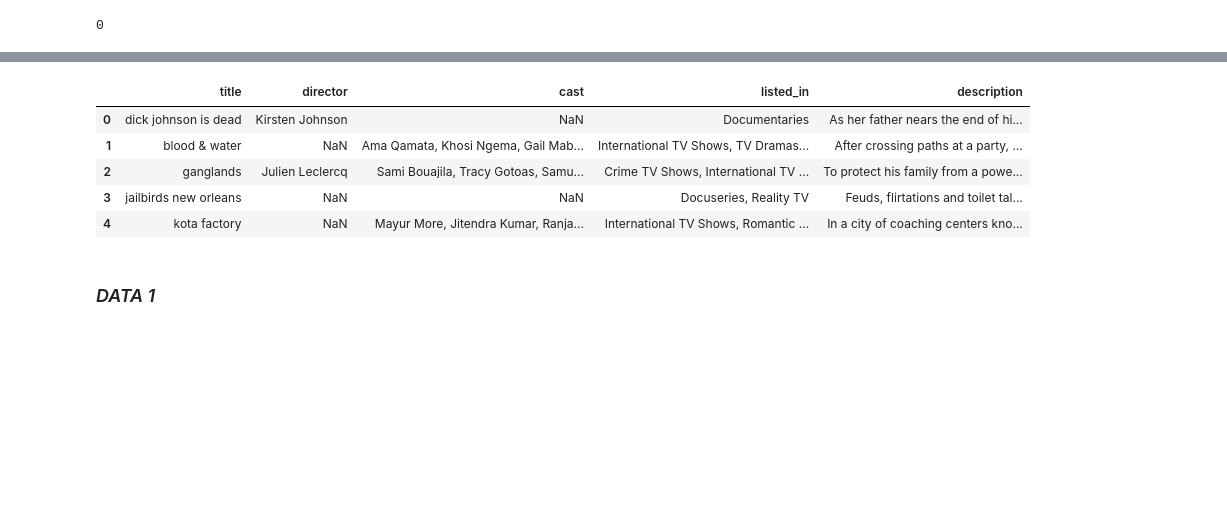
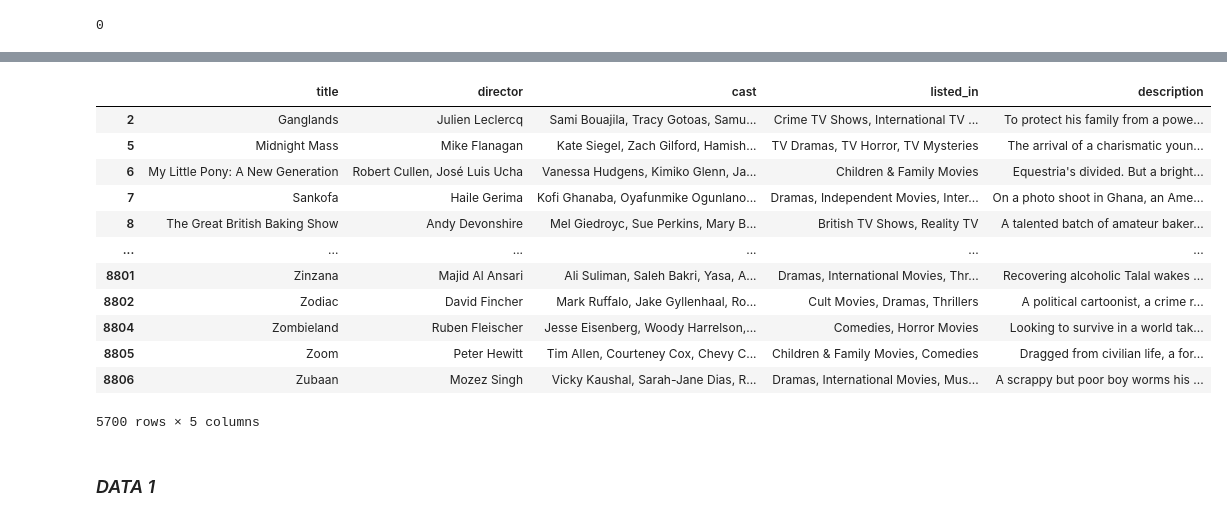
Before and after one commit to NityaVerma19/Movie-recommendation, a Jupyter notebook: merged_datasets.ipynb, the cells around one changed output, grey strips where cells are left out. Cells and saved outputs as stored; diff of their text form; code cells hidden in the pictures; blank space fills up the shorter version.

```diff
--- a/merged_datasets.ipynb
+++ b/merged_datasets.ipynb
@@ -204,14 +233,21 @@ net.head(2)
 # %%
 net.drop(columns = ['show_id','type', 'country', 'date_added', 'release_year','duration' ,'rating'], inplace = True)
-# %%
-net.head()
-# %% [output]
-|  | title | director | cast | listed_in | description |
-| 0 | dick johnson is dead | Kirsten Johnson | NaN | Documentaries | As her father nears the end of hi... |
-| 1 | blood & water | NaN | Ama Qamata, Khosi Ngema, Gail Mab... | International TV Shows, TV Dramas... | After crossing paths at a party, ... |
-| 2 | ganglands | Julien Leclercq | Sami Bouajila, Tracy Gotoas, Samu... | Crime TV Shows, International TV ... | To protect his family from a powe... |
-| 3 | jailbirds new orleans | NaN | NaN | Docuseries, Reality TV | Feuds, flirtations and toilet tal... |
-| 4 | kota factory | NaN | Mayur More, Jitendra Kumar, Ranja... | International TV Shows, Romantic ... | In a city of coaching centers kno... |
+# %%
+net[(net['director'].isnull() == False) & (net['cast'].isnull()== False)]
+# %% [output]
+|  | title | director | cast | listed_in | description |
+| 2 | Ganglands | Julien Leclercq | Sami Bouajila, Tracy Gotoas, Samu... | Crime TV Shows, International TV ... | To protect his family from a powe... |
+| 5 | Midnight Mass | Mike Flanagan | Kate Siegel, Zach Gilford, Hamish... | TV Dramas, TV Horror, TV Mysteries | The arrival of a charismatic youn... |
+| 6 | My Little Pony: A New Generation | Robert Cullen, José Luis Ucha | Vanessa Hudgens, Kimiko Glenn, Ja... | Children & Family Movies | Equestria's divided. But a bright... |
+| 7 | Sankofa | Haile Gerima | Kofi Ghanaba, Oyafunmike Ogunlano... | Dramas, Independent Movies, Inter... | On a photo shoot in Ghana, an Ame... |
+| 8 | The Great British Baking Show | Andy Devonshire | Mel Giedroyc, Sue Perkins, Mary B... | British TV Shows, Reality TV | A talented batch of amateur baker... |
+| ... | ... | ... | ... | ... | ... |
+| 8801 | Zinzana | Majid Al Ansari | Ali Suliman, Saleh Bakri, Yasa, A... | Dramas, International Movies, Thr... | Recovering alcoholic Talal wakes ... |
+| 8802 | Zodiac | David Fincher | Mark Ruffalo, Jake Gyllenhaal, Ro... | Cult Movies, Dramas, Thrillers | A political cartoonist, a crime r... |
+| 8804 | Zombieland | Ruben Fleischer | Jesse Eisenberg, Woody Harrelson,... | Comedies, Horror Movies | Looking to survive in a world tak... |
+| 8805 | Zoom | Peter Hewitt | Tim Allen, Courteney Cox, Chevy C... | Children & Family Movies, Comedies | Dragged from civilian life, a for... |
+| 8806 | Zubaan | Mozez Singh | Vicky Kaushal, Sarah-Jane Dias, R... | Dramas, International Movies, Mus... | A scrappy but poor boy worms his ... |
+5700 rows × 5 columns
 # %% [markdown]
 ### *DATA 1*
 # %% [markdown]
```
Also changed, not shown: parts of 7 cells of this notebook.
